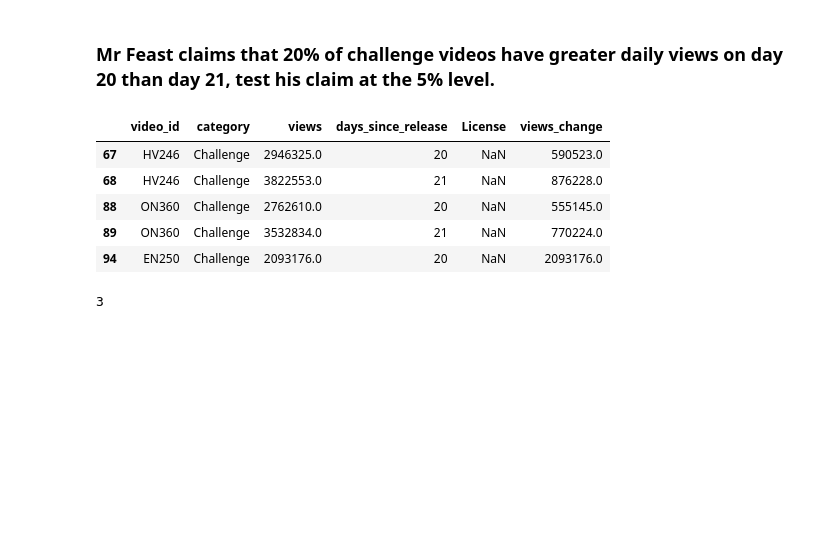
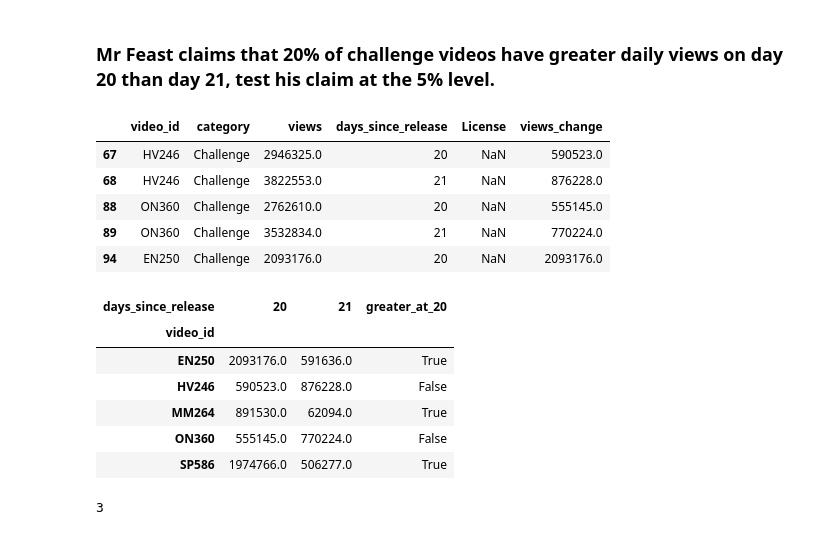
Before and after one commit to jamesadamsmv/codealongs, a Jupyter notebook: M8 - Analysis in Python/Workshop 2_StatsStretch.ipynb, the cells around one changed output. Drawn from its saved outputs; the diff is of its cells as text; code cells hidden in the pictures; blank space fills up the shorter version.

```diff
--- a/M8 - Analysis in Python/Workshop 2_StatsStretch.ipynb
+++ b/M8 - Analysis in Python/Workshop 2_StatsStretch.ipynb
@@ -156,10 +154,20 @@ challenges.head()
 # %%
 # pivot wide to see columns for days 20 and 21
 
 challenges_wide = pd.pivot(challenges, index = 'video_id', columns = 'days_since_release', values = 'views_change')
 
 # add new column that marks true/false if views at day 20 are greater than views at 21
 challenges_wide['greater_at_20'] = challenges_wide[20] > challenges_wide[21]
+
+challenges_wide.head()
+# %% [output]
+| days_since_release | 20 | 21 | greater_at_20 |
+| video_id |  |  |  |
+| EN250 | 2093176.0 | 591636.0 | True |
+| HV246 | 590523.0 | 876228.0 | False |
+| MM264 | 891530.0 | 62094.0 | True |
+| ON360 | 555145.0 | 770224.0 | False |
+| SP586 | 1974766.0 | 506277.0 | True |
 # %%
 # count number of videos where statement is true
 challenges_wide.greater_at_20.sum()
```
Also changed, not shown: parts of 1 cell of this notebook, 1 other file.
